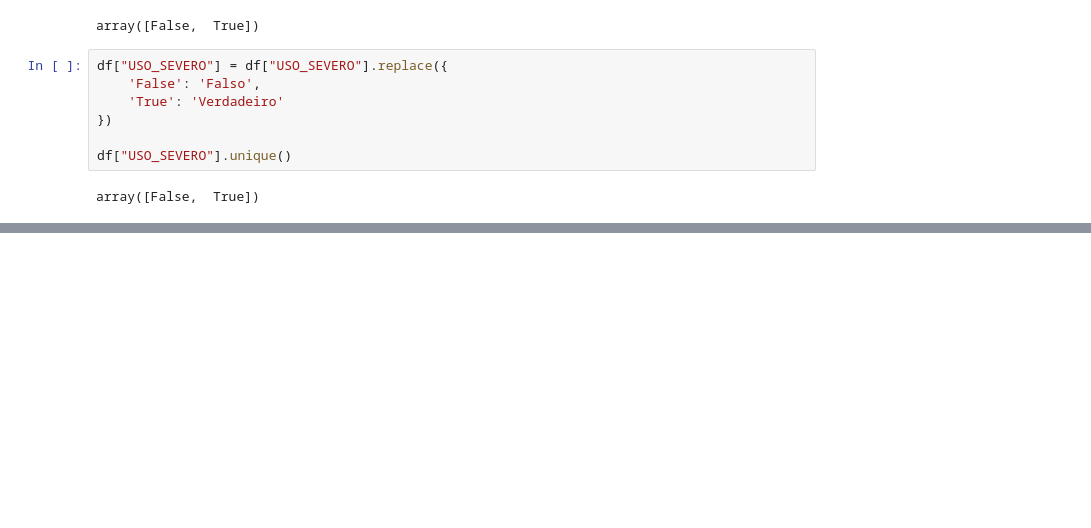
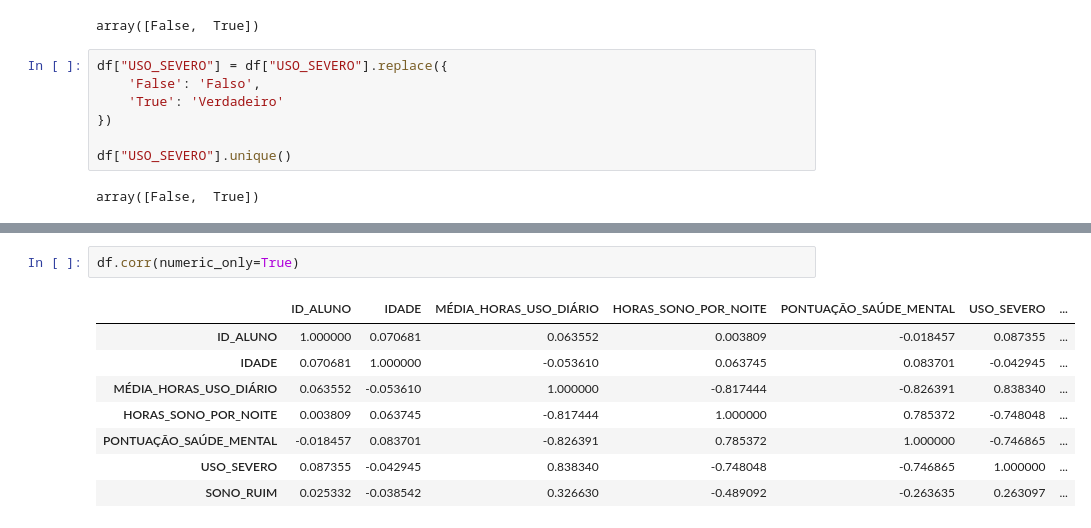
Before and after one commit to Jonasjkb/analise-dados-mental-health, a Jupyter notebook: notebooks/exploracao.ipynb, the cells around one changed output, grey strips where cells are left out. Drawn from its saved outputs; the diff is of its cells as text; blank space fills up the shorter version.

```diff
--- a/notebooks/exploracao.ipynb
+++ b/notebooks/exploracao.ipynb
@@ -255,0 +388,11 @@ array([False,  True])
+# %%
+df.corr(numeric_only=True)
+# %% [output]
+|  | ID_ALUNO | IDADE | MÉDIA_HORAS_USO_DIÁRIO | HORAS_SONO_POR_NOITE | PONTUAÇÃO_SAÚDE_MENTAL | USO_SEVERO | ... |
+| ID_ALUNO | 1.000000 | 0.070681 | 0.063552 | 0.003809 | -0.018457 | 0.087355 | ... |
+| IDADE | 0.070681 | 1.000000 | -0.053610 | 0.063745 | 0.083701 | -0.042945 | ... |
+| MÉDIA_HORAS_USO_DIÁRIO | 0.063552 | -0.053610 | 1.000000 | -0.817444 | -0.826391 | 0.838340 | ... |
+| HORAS_SONO_POR_NOITE | 0.003809 | 0.063745 | -0.817444 | 1.000000 | 0.785372 | -0.748048 | ... |
+| PONTUAÇÃO_SAÚDE_MENTAL | -0.018457 | 0.083701 | -0.826391 | 0.785372 | 1.000000 | -0.746865 | ... |
+| USO_SEVERO | 0.087355 | -0.042945 | 0.838340 | -0.748048 | -0.746865 | 1.000000 | ... |
+| SONO_RUIM | 0.025332 | -0.038542 | 0.326630 | -0.489092 | -0.263635 | 0.263097 | ... |
```
Also changed, not shown: parts of 19 cells of this notebook, 1 other file.
